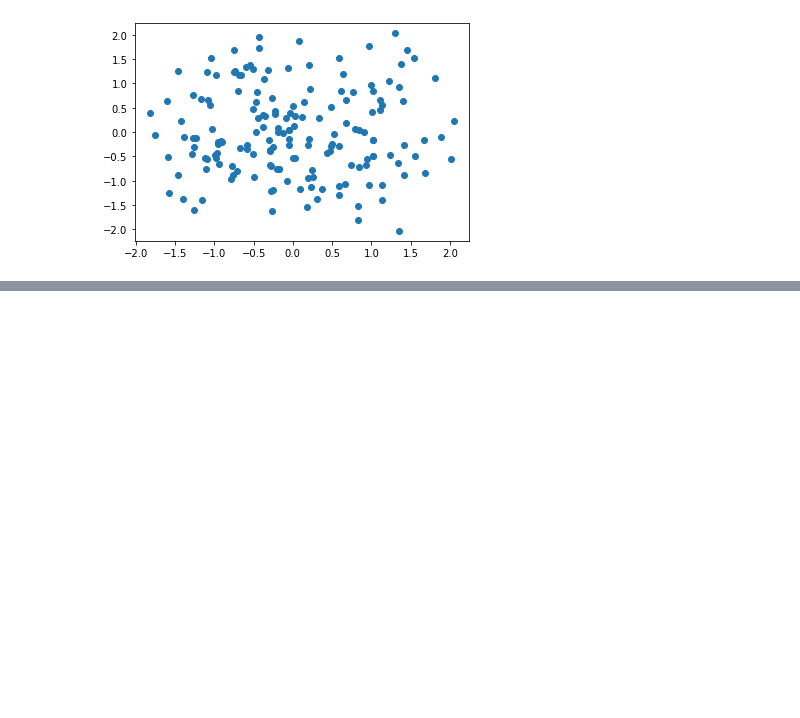
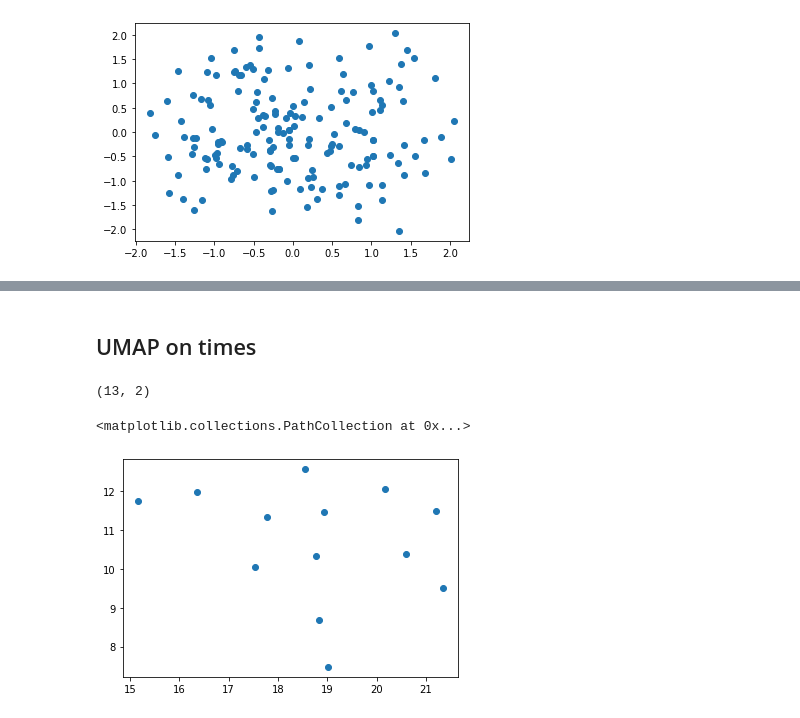
Before and after one commit to vivrao9/nyt-sudoku, a Jupyter notebook: data-analysis/matrix-similarity.ipynb, the cells around one changed output, grey strips where cells are left out. Saved outputs shown, nothing was run; the diff lists cells and outputs as text; code cells hidden in the pictures; blank space fills up the shorter version.

```diff
--- a/data-analysis/matrix-similarity.ipynb
+++ b/data-analysis/matrix-similarity.ipynb
@@ -153,0 +162,24 @@ plt.scatter(pca_embedded[:,0], pca_embedded[:,1])
+# %%
+doks_perf = pd.read_sql("SELECT * from doks_performance;",
+           con)
+# %%
+times_col = pd.DataFrame(doks_perf.times.apply(eval).to_list())
+times_col = times_col.fillna(0)
+# %% [markdown]
+## UMAP on times
+# %%
+# following steps on https://umap-learn.readthedocs.io/en/latest/basic_usage.html
+reducer = umap.UMAP(n_neighbors=2,
+                    min_dist=0.85,
+                    n_components=2,
+                    random_state=51)
+# %%
+embedding = reducer.fit_transform(times_col)
+embedding.shape
+# %% [output]
+(13, 2)
+# %%
+plt.scatter(embedding[:,0], embedding[:,1])
+# %% [output]
+<matplotlib.collections.PathCollection at 0x...>
+[figure, added]
```
Also changed, not shown: parts of 3 cells of this notebook, 1 other file.
